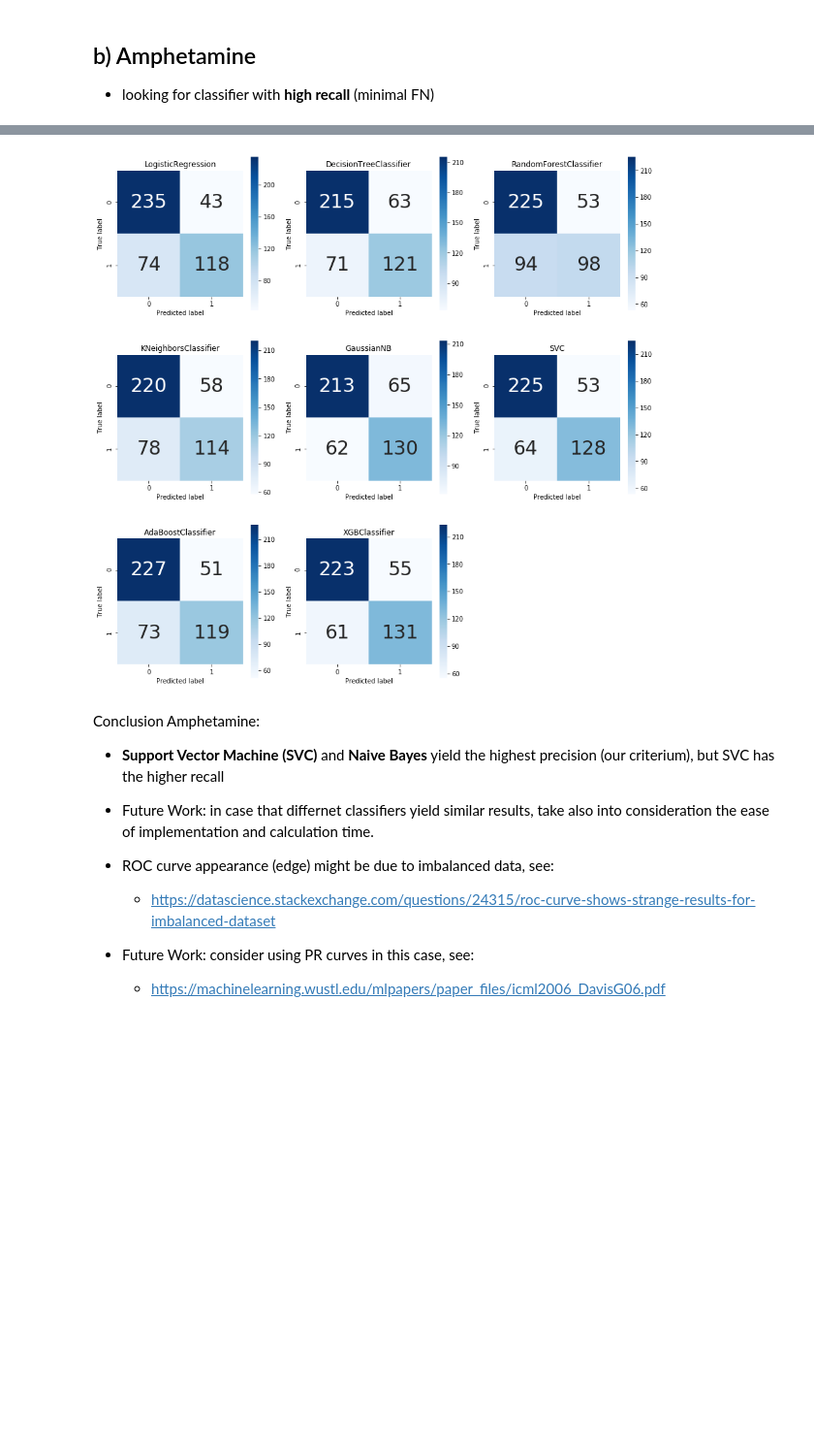
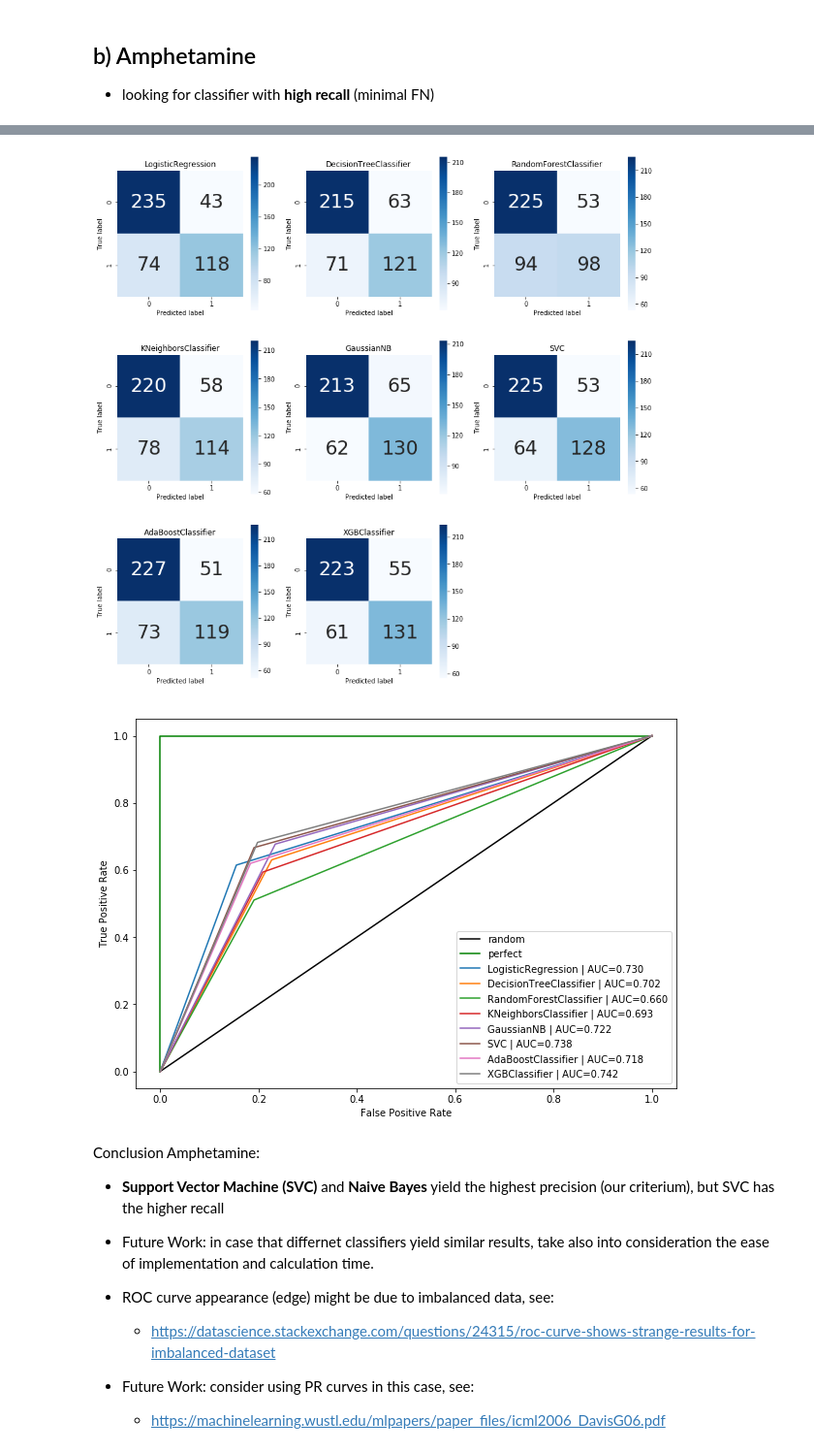
Before and after one commit to KarimaCha/Personality_Drug_Project, a Jupyter notebook: Personality_Drug_Project_Final.ipynb, the cells around one changed output, grey strips where cells are left out. Shown at 97% size. Drawn from its saved outputs; the diff is of its cells as text; code cells hidden in the pictures; blank space fills up the shorter version.

```diff
--- a/Personality_Drug_Project_Final.ipynb
+++ b/Personality_Drug_Project_Final.ipynb
@@ -754,34 +832,35 @@ X = df_model.iloc[:,:12]
 X = StandardScaler().fit_transform(X)
 y = df_model[drug]
 
 # step 2: split data into training and testing set
 X_train, X_test, y_train, y_test = train_test_split(X, y, random_state=0)
 
 #----------------------
 # OPTIONAL: deal with unbalanced data using the Synthetic Minority Oversampling Technique (SMOTE)
 # see: https://towardsdatascience.com/methods-for-dealing-with-imbalanced-data-5b761be45a18
 from imblearn.over_sampling import SMOTE
 sm = SMOTE(random_state=27, ratio=1.0)
 #X_train, y_train = sm.fit_sample(X_train, y_train)
 #----------------------
 
 # step 3: fit and evaluate classifiers for this drug
 all_clfs = initialize_clfs()
 fitted_clfs = fit_eval_clfs_Kfold(all_clfs, X, y, X_train, X_test, y_train, y_test, K=10)
 #fitted_clfs = fit_eval_clfs(all_clfs, X_train, X_test, y_train, y_test)
 plot_confusion_matrices(fitted_clfs)
-#plot_roc_curves(fitted_clfs)
+plot_roc_curves(fitted_clfs)
 # %% [output]
 |  | acc | f1_score | precision | recall |
 | LogisticRegression | 0.74 | 0.64 | 0.76 | 0.65 |
 | DecisionTreeClassifier | 0.70 | 0.62 | 0.66 | 0.61 |
 | RandomForestClassifier | 0.71 | 0.56 | 0.70 | 0.60 |
 | KNeighborsClassifier | 0.70 | 0.62 | 0.67 | 0.62 |
 | GaussianNB | 0.72 | 0.70 | 0.68 | 0.66 |
 | SVC | 0.74 | 0.68 | 0.72 | 0.66 |
 | AdaBoostClassifier | 0.73 | 0.65 | 0.71 | 0.65 |
 | XGBClassifier | 0.73 | 0.67 | 0.69 | 0.65 |
 [figure]
+[figure, added]
 # %% [markdown]
 Conclusion Amphetamine:
 - **Support Vector Machine (SVC)** and **Naive Bayes** yield the highest precision (our criterium), but
```
Also changed, not shown: parts of 12 cells of this notebook.
